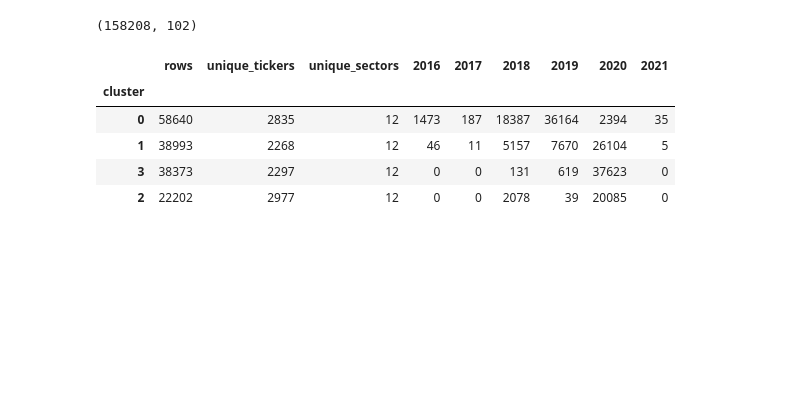
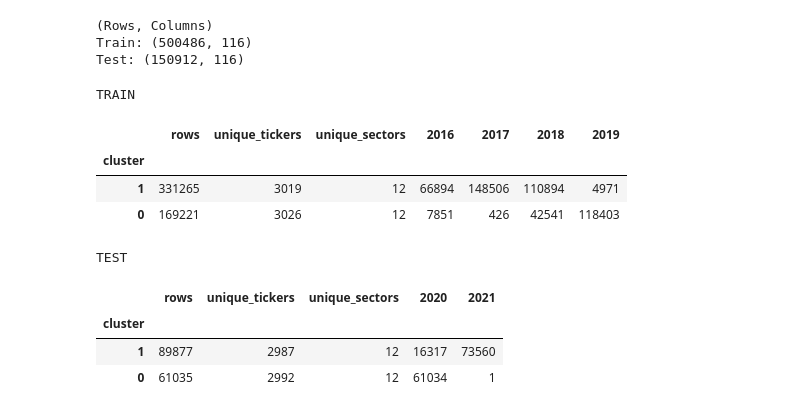
Before and after one commit to CaptainCaswell/COMP440-FinData, a Jupyter notebook: notebooks/kmean_clusters_analysis.ipynb, the cells around one changed output. Drawn from its saved outputs; the diff is of its cells as text; code cells hidden in the pictures; blank space fills up the shorter version.

```diff
--- a/notebooks/kmean_clusters_analysis.ipynb
+++ b/notebooks/kmean_clusters_analysis.ipynb
@@ -4,41 +1,54 @@ MAX_DEPTH = 2
 # %%
 # Load cluster
-
 import pandas as pd
 import numpy as np
 
-df = pd.read_parquet(
-    f"../logs/kmean/clustered_data_gen1_depth{MAX_DEPTH}.parquet"
-)
+BEST_CLUSTER = 0
 
-# Outputs rows, columns
-df.shape
+train_df = pd.read_parquet( "../logs/kmean/train_clustered_gen1.parquet" )
+
+test_df = pd.read_parquet( "../logs/kmean/test_clustered_gen1.parquet" )
+
+print( "(Rows, Columns)" )
+print( "Train:", train_df.shape )
+print( "Test:", test_df.shape )
 # %% [output]
-(158208, 102)
+(Rows, Columns)
+Train: (500486, 116)
+Test: (150912, 116)
 # %%
-# Quick summary of cluster composition
-cluster_summary = df.groupby("cluster").agg(
-    rows=("ticker", "count"),
-    unique_tickers=("ticker", "nunique"),
-    unique_sectors=("sector", "nunique")
-)
+def cluster_composition( df ):
+    cluster_summary = df.groupby( "cluster" ).agg(
+        rows=( "ticker", "count" ),
+        unique_tickers=( "ticker", "nunique" ),
+        unique_sectors=( "sector", "nunique" )
+    )
 
-# Add number of rows per year
-year_counts = (
-    df.assign(year=df["date"].dt.year)
-      .groupby(["cluster", "year"])
-      .size()
-      .unstack(fill_value=0)
-)
+    year_counts = (
+        df.assign(year=df["date"].dt.year)
+          .groupby(["cluster", "year"])
+          .size()
+          .unstack( fill_value=0 )
+    )
 
-# Combine
-cluster_summary = cluster_summary.join(year_counts)
+    return cluster_summary.join( year_counts )
 
-cluster_summary.sort_values("rows", ascending=False)
+
+print( "TRAIN" )
+train_cluster_summary = cluster_composition( train_df )
+display( train_cluster_summary.sort_values( "rows", ascending=False ) )
+
+print( "\nTEST" )
+test_cluster_summary = cluster_composition( test_df )
+display( test_cluster_summary.sort_values( "rows", ascending=False ) )
 # %% [output]
+TRAIN
-|  | rows | unique_tickers | unique_sectors | 2016 | 2017 | 2018 | 2019 | 2020 | 2021 |
-| cluster |  |  |  |  |  |  |  |  |  |
-| 0 | 58640 | 2835 | 12 | 1473 | 187 | 18387 | 36164 | 2394 | 35 |
-| 1 | 38993 | 2268 | 12 | 46 | 11 | 5157 | 7670 | 26104 | 5 |
-| 3 | 38373 | 2297 | 12 | 0 | 0 | 131 | 619 | 37623 | 0 |
-| 2 | 22202 | 2977 | 12 | 0 | 0 | 2078 | 39 | 20085 | 0 |
+|  | rows | unique_tickers | unique_sectors | 2016 | 2017 | 2018 | 2019 |
+| cluster |  |  |  |  |  |  |  |
+| 1 | 331265 | 3019 | 12 | 66894 | 148506 | 110894 | 4971 |
+| 0 | 169221 | 3026 | 12 | 7851 | 426 | 42541 | 118403 |
+TEST
+|  | rows | unique_tickers | unique_sectors | 2020 | 2021 |
+| cluster |  |  |  |  |  |
+| 1 | 89877 | 2987 | 12 | 16317 | 73560 |
+| 0 | 61035 | 2992 | 12 | 61034 | 1 |
```
Also changed, not shown: parts of 10 cells of this notebook, 1 other file.
